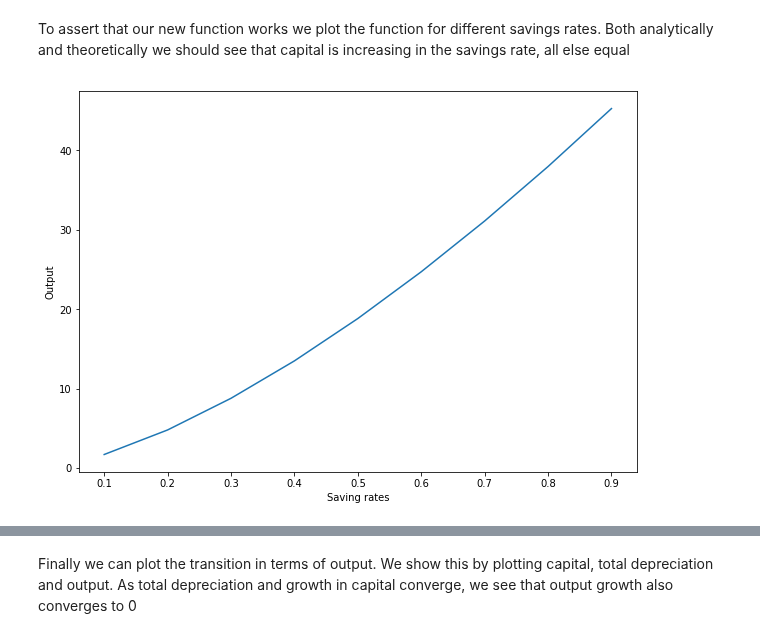
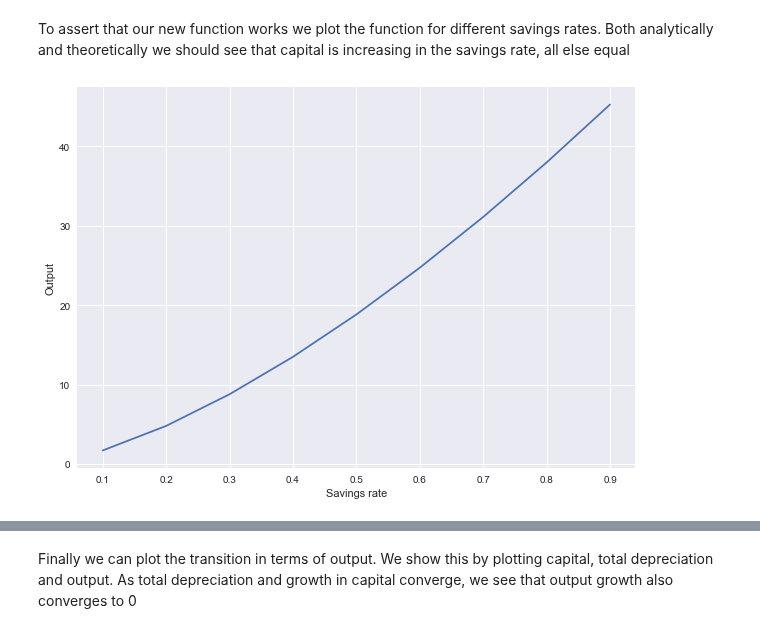
Before and after one commit to NumEconCopenhagen/projects-2020-1001numpyarrays, a Jupyter notebook: modelproject/modelproject.ipynb, the cells around one changed output, grey strips where cells are left out. Drawn from its saved outputs; the diff is of its cells as text; code cells hidden in the pictures.

```diff
--- a/modelproject/modelproject.ipynb
+++ b/modelproject/modelproject.ipynb
@@ -9,6 +9,7 @@ import sympy as sm
 from IPython.display import display
 import matplotlib.pyplot as plt
 import ipywidgets as widgets
+plt.style.use("seaborn")
 # autoreload modules when code is run
 %load_ext autoreload
 %autoreload 2
@@ -137,19 +171,19 @@ def _steady_state_capital_func(delta,n,A,s,alpha):
 # %% [markdown]
 To assert that our new function works we plot the function for different savings rates. Both analytically and theoretically we should see that capital is increasing in the savings rate, all else equal
 # %%
+# Investigating the relationship between the savings rate and output
 delta= 0.05
 n= 0.02
 A= 1
-#labels = ("0.1","0.2","0.3","0.4","0.5","0.6","0.7","0.8","0.9",)
 savings_vec = np.array([0.1,0.2,0.3,0.4,0.5,0.6,0.7,0.8,0.9])
 alpha = 0.33
 steady_state_capital_func(delta,n,A,savings_vec,alpha)
 plt.figure(figsize=(10,7))
-plt.xlabel("Saving rates")
+plt.xlabel("Savings rate")
 plt.ylabel("Output")
 plt.plot(savings_vec,steady_state_capital_func(delta,n,A,savings_vec,alpha));
 # %% [output]
-[figure, old version]
+[figure, new version]
 # %%
 def solow_graph_1(k,delta,n,A,s,alpha):
     """  Defines the parametrical relationships of steady state output as it is given in the Solow Model
```
Also changed, not shown: parts of 22 cells of this notebook.
